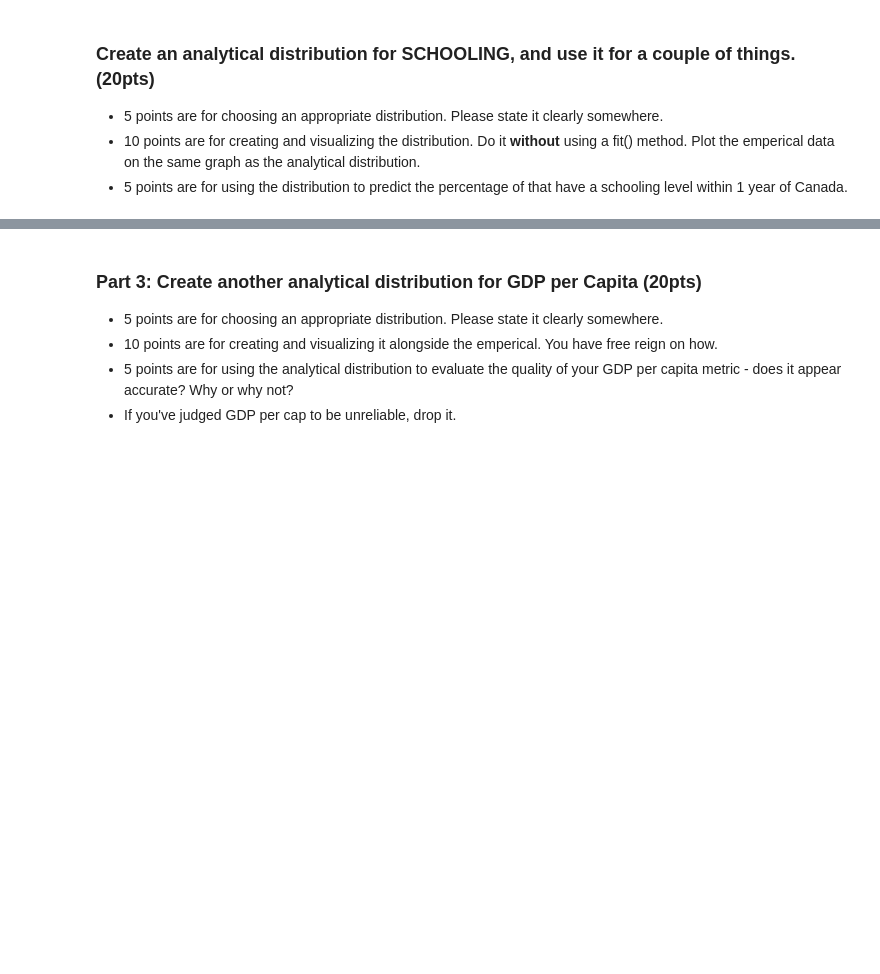
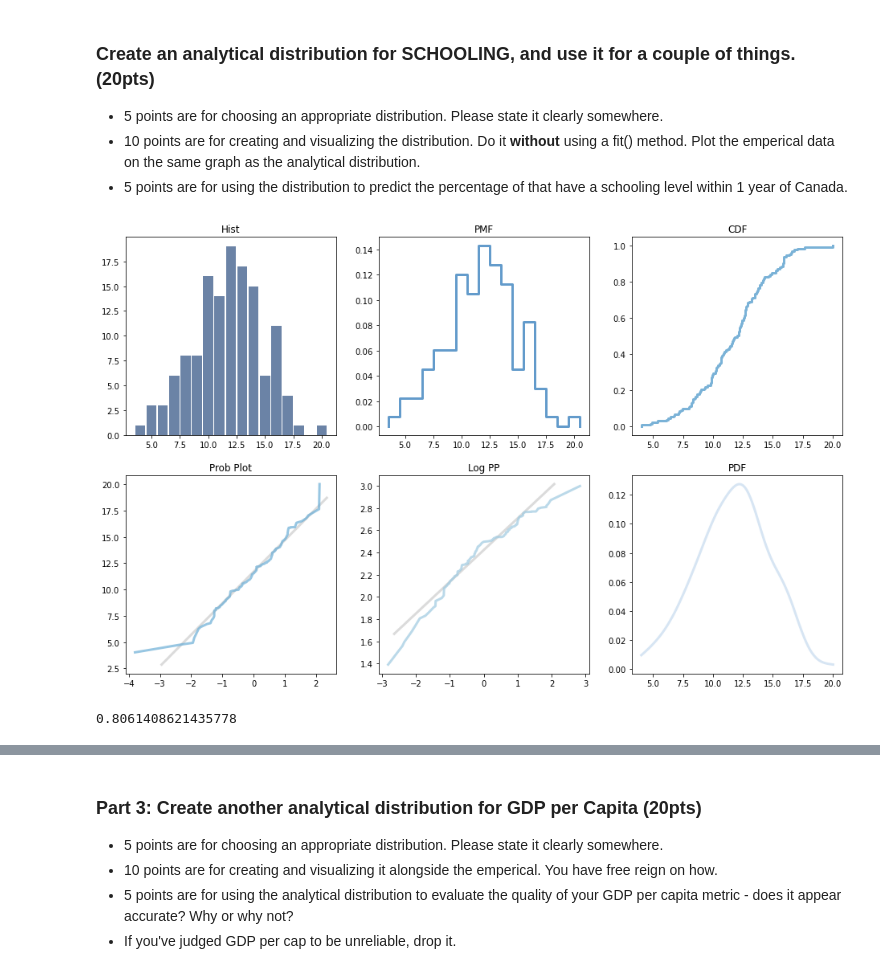
Before and after one commit to CcDenn/BSIP_Assignment_2_Students, a Jupyter notebook: stats_asn_2_start.ipynb, the cells around one changed output, grey strips where cells are left out. Drawn from its saved outputs; the diff is of its cells as text; code cells hidden in the pictures; blank space fills up the shorter version.

```diff
--- a/stats_asn_2_start.ipynb
+++ b/stats_asn_2_start.ipynb
@@ -107,5 +117,14 @@ plot_all(df_gdp, "GdpPerCapita")
 <li>10 points are for creating and visualizing the distribution. Do it <b>without</b> using a fit() method. Plot the emperical data on the same graph as the analytical distribution.
 <li>5 points are for using the distribution to predict the percentage of that have a schooling level within 1 year of Canada.
 </ul>
+# %%
+#Plot some graph use the bigGraph funtion
+bigGraph(dfLE, "Schooling")
+# %% [output]
+[figure, added]
 # %%
 #Analytical for Schooling
+k2, p = ss.normaltest(dfLE["Schooling"])
+p
+# %% [output]
+0.8061408621435778
```
Also changed, not shown: parts of 8 cells of this notebook.
